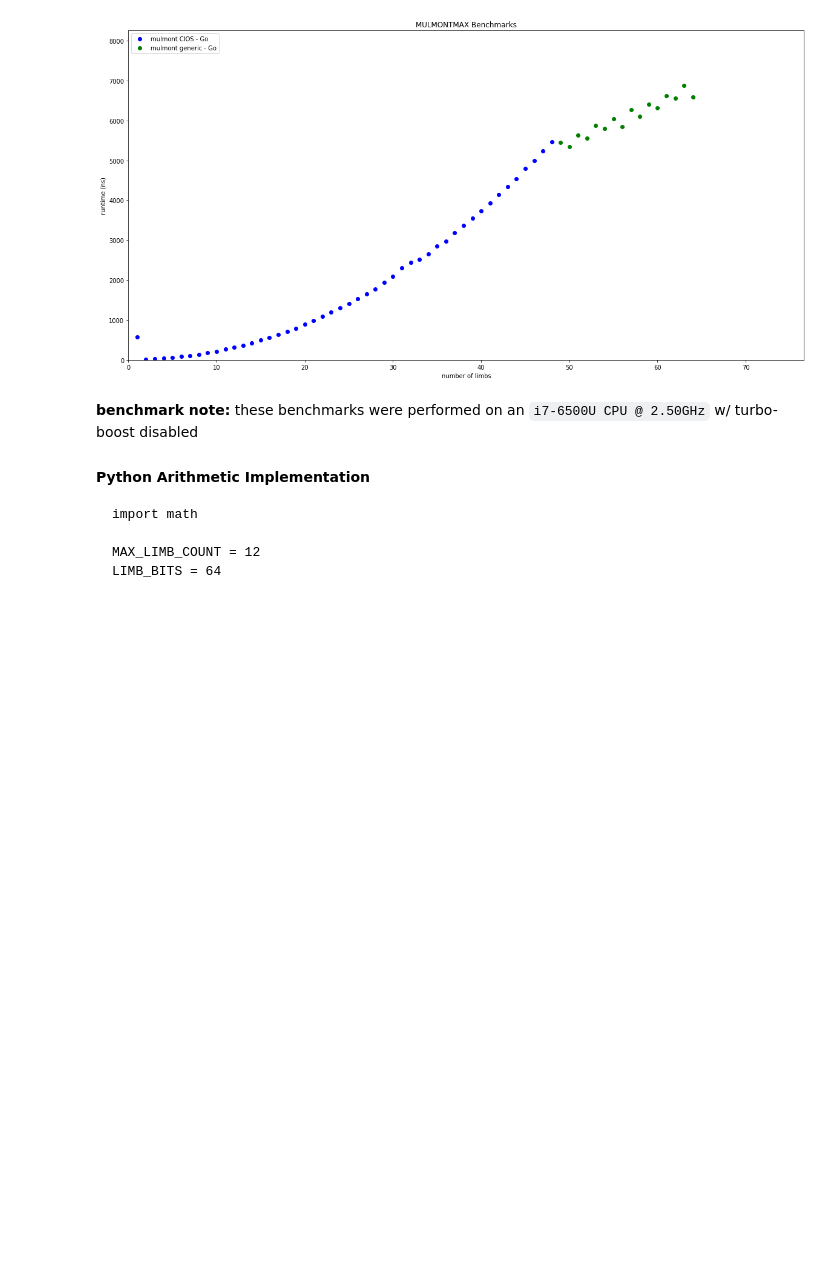
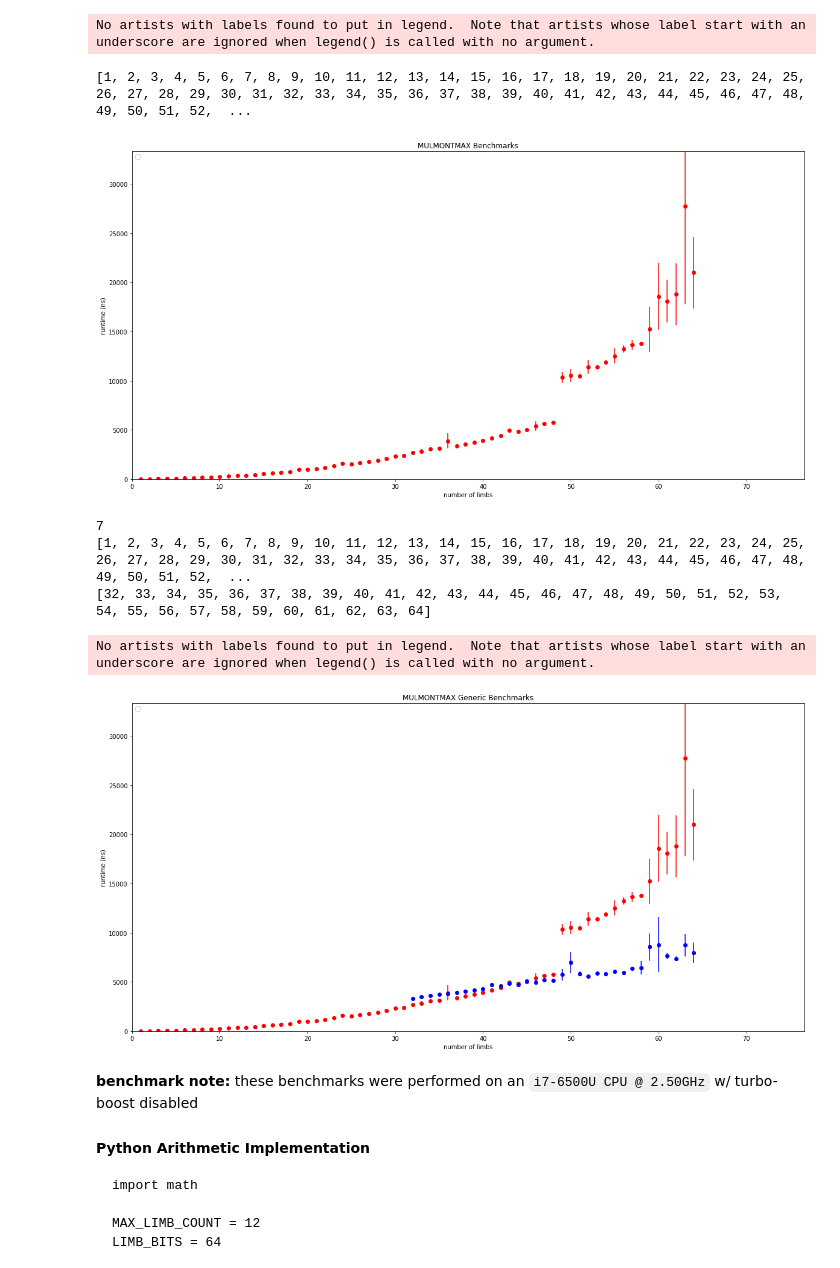
Before and after one commit to jwasinger/evmmax-lite, a Jupyter notebook: plot.ipynb, the cells around one changed output. Saved outputs shown, nothing was run; the diff lists cells and outputs as text; code cells hidden in the pictures; blank space fills up the shorter version.

```diff
--- a/plot.ipynb
+++ b/plot.ipynb
@@ -156,24 +195,74 @@ The below graphs plot the estimated runtime of the EVM opcodes along with perfor
 
 EVM benchmarks for `SETMODMAX` are omitted because EVM interpreter overhead is insignificant compared to the cost of the arithmetic.
 # %%
-scatterplot_ns_data("MULMONTMAX Benchmarks", False, False, (go_arith_benchmarks['MulMontNonUnrolledGo'][:48], "blue", "mulmont CIOS - Go"),
-                                                    (go_arith_benchmarks['MulMontGenericGo'][48:], "green", "mulmont generic - Go"))
+def fit_quadratic(dataset):
+    xs = [val[0] for val in dataset]
+    ys = [val[1] for val in dataset]
 
-def fn():
-    scatterplot_ns_data("MulMont Arithmetic Benchmark (blow-up after 11 limbs)", True, False, (go_arith_benchmarks['MulMontGo'], "green", "mulmont arithmetic - Go"))
-    scatterplot_ns_data("ADDMODMAX Benchmarks", True, False, (geth_evm_go_benchmarks['ADDMODMAX'][:11], "red", "EVM opcode benchmark - Go" ),
-                                                        (go_arith_benchmarks['AddModAsm'], "blue", "addmod arithmetic - asm"),
-                                                        (go_arith_benchmarks['AddModGo'][:11], "green", "addmod arithmetic - Go"),
-                                                        (geth_evm_asm384_benchmarks['ADDMODMAX'], "black", "EVM opcode benchmark - asm"))
+    eqn = np.polyfit(np.array(xs), np.array(ys), 2)
+    eqn = [round(val, 2) for val in eqn]
+    lof_y = [x ** 2 * eqn[0] + x * eqn[1] + eqn[2] for x in xs]
+    return eqn, list(zip(xs, lof_y))
 
-    scatterplot_ns_data("SUBMODMAX Benchmarks", True, False, (geth_evm_go_benchmarks['SUBMODMAX'][:11], "red", "EVM opcode benchmark - Go" ),
-                                                        (go_arith_benchmarks['SubModAsm'], "blue", "submod arithmetic - asm"),
-                                                        (go_arith_benchmarks['SubModGo'][:11], "green", "submod arithmetic - Go"),
-                                                        (geth_evm_asm384_benchmarks['SUBMODMAX'], "black", "EVM opcode benchmark - asm"))
+def fit_linear(dataset):
+    xs = [val[0] for val in dataset]
+    ys = [val[1] for val in dataset]
 
-    scatterplot_ns_data("SETMOD Benchmarks", True, False, (go_arith_benchmarks['SetMod'], "green", "setmod arithmetic - Go"))
+    eqn = np.polyfit(np.array(xs), np.array(ys), 1)
+    eqn = [round(val, 2) for val in eqn]
+
+    # make sure the line of fit goes thru the first limb
+    new_y_intercept_addmod = dataset[0][1] - abs(abs(eqn[0]) - abs(eqn[1]))
+    print(new_y_intercept_addmod)
+    eqn[1] = new_y_intercept_addmod
+
+    lof_y = [x * eqn[0] + eqn[1] for x in xs]
+    return eqn, list(zip(xs, lof_y))
+
+def stitch_data():
+    pass # TODO combine data for mulmont from non-unrolled + generic presets and format it for gas model fitting
+
+fast_mulmont_limb_cutoff = 49
+mulmont_benches = go_arith_benchmarks['mulmont']
+eqn_mulmont_lof, mulmont_lof = fit_quadratic(zip([mulmont_benches['y_vals'])[:fast_mulmont_cutoff]
+graphing_data = format_bench_data_for_graphing((1, 64), go_arith_benchmarks['mulmont']['non-unrolled'], 'mulmont', 'red')
+scatterplot_ns_data("MULMONTMAX Benchmarks", False, [graphing_data])
+graphing_data2 = format_bench_data_for_graphing((1, 64), go_arith_benchmarks['mulmont']['generic'], 'mulmont-generic', 'blue')
+print(len(graphing_data2))
+scatterplot_ns_data("MULMONTMAX Generic Benchmarks", False, [graphing_data, graphing_data2])
+# go_arith_benchmarks['MulMontNonUnrolledGo'][0] = (1, 14.0) # TODO replace this when fast mulmont is implemented for 1-limb width
+
+# eqn_mulmont_cios_lof, mulmont_cios_lof = fit_quadratic(go_arith_benchmarks['MulMontNonUnrolledGo'][:48])
+# eqn_addmod_lof, addmod_lof = fit_linear(go_arith_benchmarks['AddModNonUnrolledGo'])
+# eqn_submod_lof, submod_lof = fit_linear(go_arith_benchmarks['SubModNonUnrolledGo'])
+
+# adjust the y-intercept so that the cost model line-of-fit passes through the first limb
+
+# print("adjusted cost model addmod: {}", eqn_addmod_lof)
+# print("adjusted cost model submod: {}", eqn_submod_lof)
+
+#scatterplot_ns_data("MULMONTMAX Benchmarks", False, (go_arith_benchmarks['MulMontNonUnrolledGo'][:48], "blue", "mulmont CIOS - Go", 'o'),
+ #                                                   (go_arith_benchmarks['MulMontGenericGo'][48:], "green", "mulmont generic - Go", 'o'),
+ #                                                   (mulmont_cios_lof, "black", "cost model (CIOS)", '--'))
+
+#scatterplot_ns_data("ADDMODMAX Benchmarks", False, (go_arith_benchmarks['AddModAsm'], "blue", "addmod arithmetic - asm", 'o'),
+#                                                   (go_arith_benchmarks['AddModNonUnrolledGo'], "green", "addmod arithmetic - Go", 'o'),
+#                                                   (addmod_lof, "black", "cost model", "--"))
+
+#scatterplot_ns_data("SUBMODMAX Benchmarks", False, (go_arith_benchmarks['SubModAsm'], "blue", "submod arithmetic - asm", 'o'),
+#                                                   (go_arith_benchmarks['SubModNonUnrolledGo'], "green", "submod arithmetic - Go", 'o'),
+#                                                   (submod_lof, "black", "cost model", "--"))
+
+#scatterplot_ns_data("SETMOD Benchmarks", False, (go_arith_benchmarks['SetMod'], "green", "setmod arithmetic - Go", 'o'))
 # %% [output]
+No artists with labels found to put in legend.  Note that artists whose label start with an underscore are ignored when legend() is called with no argument.
+[1, 2, 3, 4, 5, 6, 7, 8, 9, 10, 11, 12, 13, 14, 15, 16, 17, 18, 19, 20, 21, 22, 23, 24, 25, 26, 27, 28, 29, 30, 31, 32, 33, 34, 35, 36, 37, 38, 39, 40, 41, 42, 43, 44, 45, 46, 47, 48, 49, 50, 51, 52,  ...
-[figure, old version]
+[figure, new version]
+7
+[1, 2, 3, 4, 5, 6, 7, 8, 9, 10, 11, 12, 13, 14, 15, 16, 17, 18, 19, 20, 21, 22, 23, 24, 25, 26, 27, 28, 29, 30, 31, 32, 33, 34, 35, 36, 37, 38, 39, 40, 41, 42, 43, 44, 45, 46, 47, 48, 49, 50, 51, 52,  ...
+[32, 33, 34, 35, 36, 37, 38, 39, 40, 41, 42, 43, 44, 45, 46, 47, 48, 49, 50, 51, 52, 53, 54, 55, 56, 57, 58, 59, 60, 61, 62, 63, 64]
+No artists with labels found to put in legend.  Note that artists whose label start with an underscore are ignored when legend() is called with no argument.
+[figure, added]
 # %% [markdown]
 **benchmark note:** these benchmarks were performed on an `i7-6500U CPU @ 2.50GHz` w/ turbo-boost disabled
 
```
Also changed, not shown: parts of 2 cells of this notebook, 6 other files.
